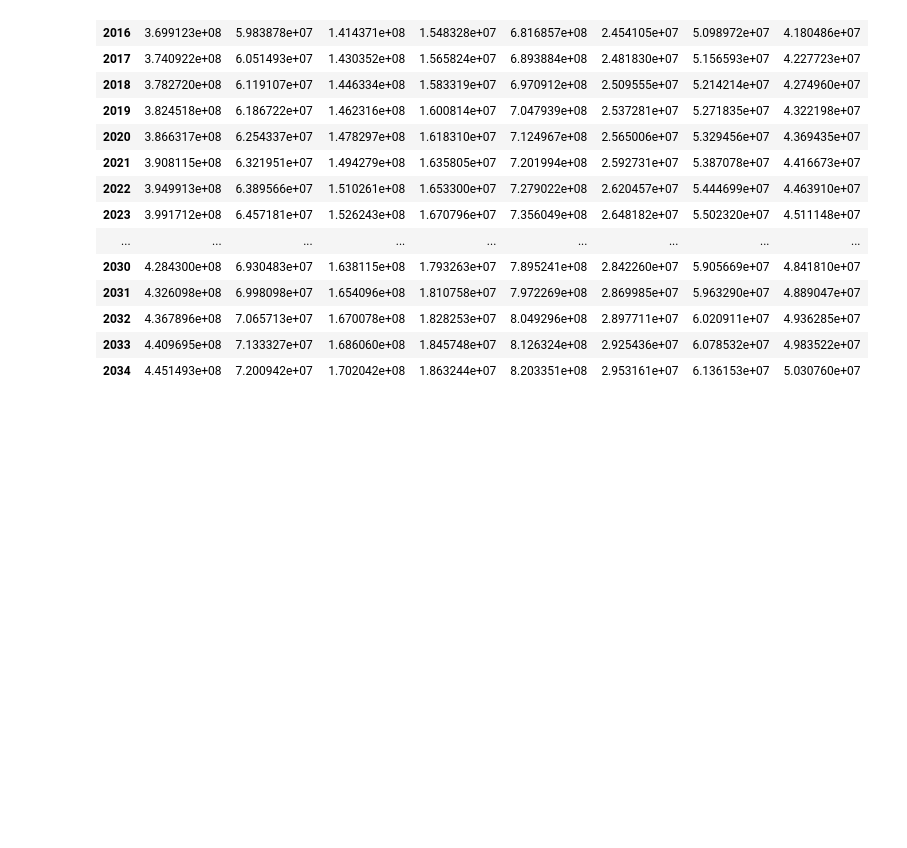
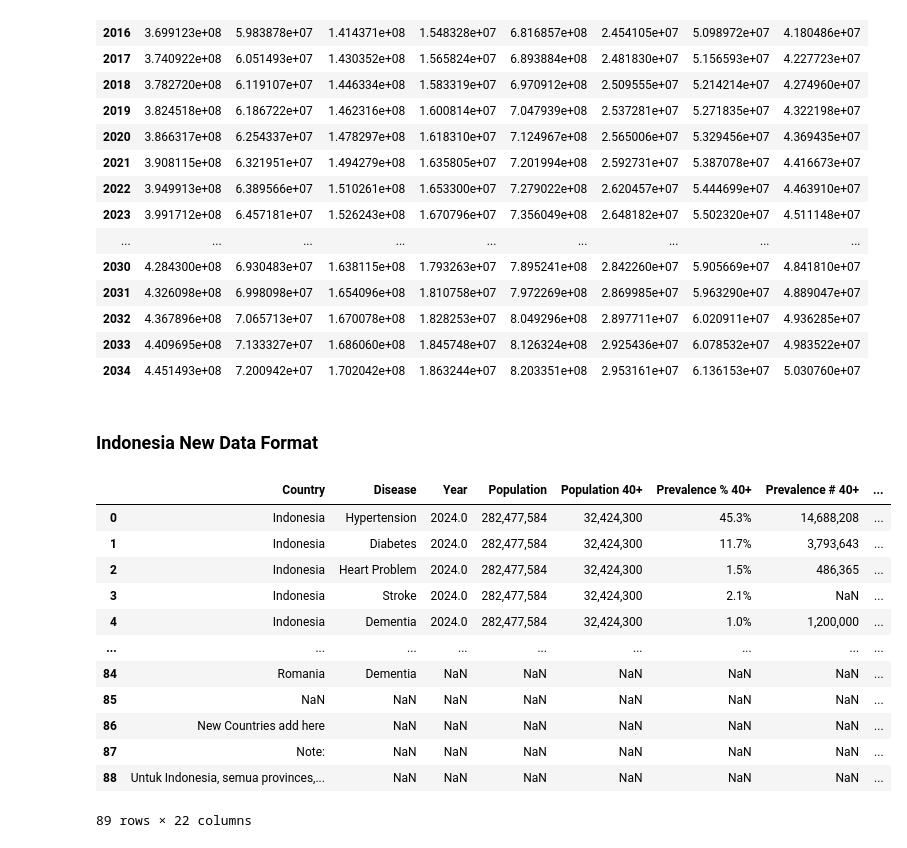
Before and after one commit to Gaia-Dental-Studio/GMed_Impact_Evaluation, a Jupyter notebook: eda.ipynb, the cells around one changed output. Drawn from its saved outputs; the diff is of its cells as text; code cells hidden in the pictures; blank space fills up the shorter version.

```diff
--- a/eda.ipynb
+++ b/eda.ipynb
@@ -1766,3 +1773,5 @@ def extend_years_with_true_quadratic(transformed_df, projected_year, bump_streng
     df = df.sort_index()
 
     return df
+# %% [markdown]
+### Indonesia New Data Format
@@ -1768,0 +1782,18 @@ def extend_years_with_true_quadratic(transformed_df, projected_year, bump_streng
+# %%
+data = pd.read_csv('indonesia_data_new.csv')
+# %%
+data
+# %% [output]
+|  | Country | Disease | Year | Population | Population 40+ | Prevalence % 40+ | Prevalence # 40+ | ... |
+| 0 | Indonesia | Hypertension | 2024.0 | 282,477,584 | 32,424,300 | 45.3% | 14,688,208 | ... |
+| 1 | Indonesia | Diabetes | 2024.0 | 282,477,584 | 32,424,300 | 11.7% | 3,793,643 | ... |
+| 2 | Indonesia | Heart Problem | 2024.0 | 282,477,584 | 32,424,300 | 1.5% | 486,365 | ... |
+| 3 | Indonesia | Stroke | 2024.0 | 282,477,584 | 32,424,300 | 2.1% | NaN | ... |
+| 4 | Indonesia | Dementia | 2024.0 | 282,477,584 | 32,424,300 | 1.0% | 1,200,000 | ... |
+| ... | ... | ... | ... | ... | ... | ... | ... | ... |
+| 84 | Romania | Dementia | NaN | NaN | NaN | NaN | NaN | ... |
+| 85 | NaN | NaN | NaN | NaN | NaN | NaN | NaN | ... |
+| 86 | New Countries add here | NaN | NaN | NaN | NaN | NaN | NaN | ... |
+| 87 | Note: | NaN | NaN | NaN | NaN | NaN | NaN | ... |
+| 88 | Untuk Indonesia, semua provinces,... | NaN | NaN | NaN | NaN | NaN | NaN | ... |
+89 rows × 22 columns
```
Also changed, not shown: parts of 64 cells of this notebook, 9 other files.
